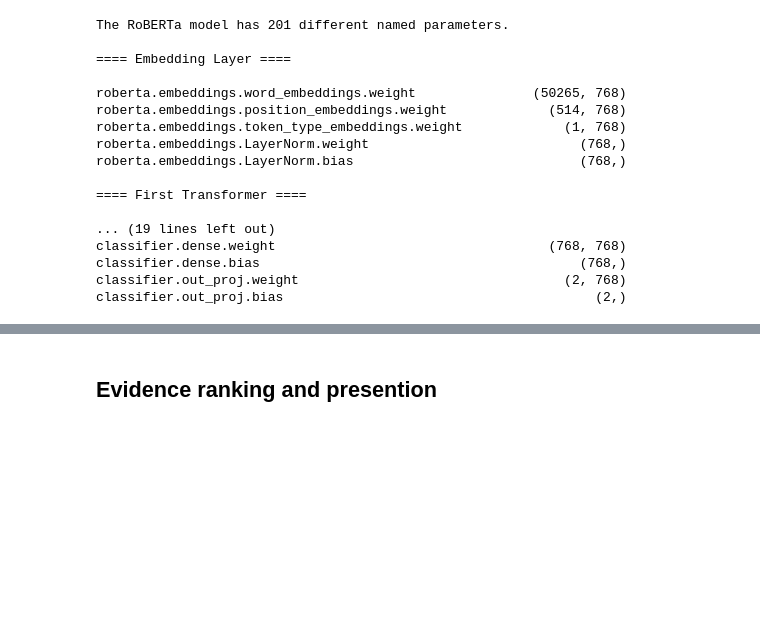
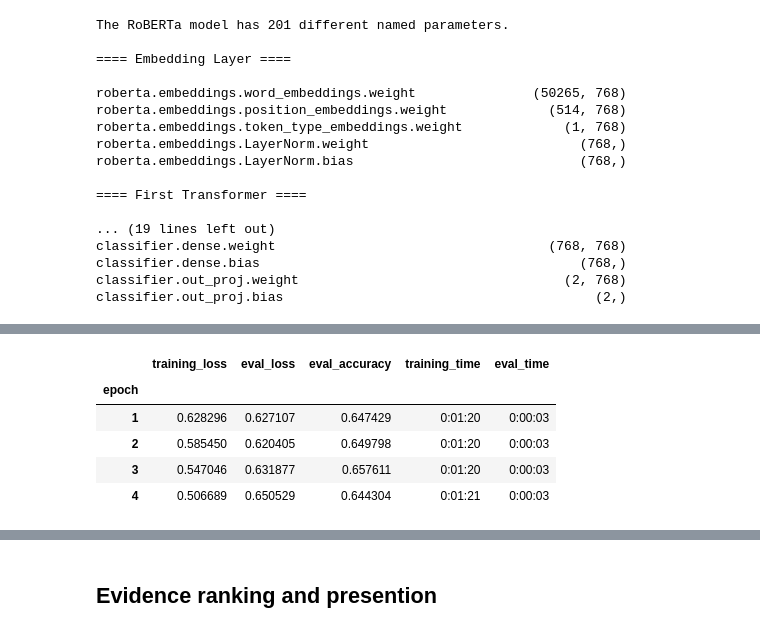
Before and after one commit to phon1e/phon1e, a Jupyter notebook: NLP/main_module/TEST01.ipynb, the cells around one changed output, grey strips where cells are left out. Cells and saved outputs as stored; diff of their text form; code cells hidden in the pictures; blank space fills up the shorter version.

```diff
--- a/NLP/main_module/TEST01.ipynb
+++ b/NLP/main_module/TEST01.ipynb
@@ -754,7 +755,6 @@ ids: tensor([    0, 38655,  2235, 11687,    19,   610,  6973,    22,  1409,  343
 #train_test_split
 from torch.utils.data import TensorDataset, random_split
 
-torch.manual_seed(42)
 
 #combine the training inputs into a TensorDataset
-roberta_ds = TensorDataset(roberta_input_ids, roberta_attention_masks, label, sent_ids)
+roberta_ds = TensorDataset(roberta_input_ids, roberta_attention_masks, label)
@@ -1012,0 +1042,15 @@ def format_time(elapsed):
+# %%
+#evaluation
+
+df_stats = pd.DataFrame(data=training_stats)
+
+df_states = df_stats.set_index('epoch')
+
+df_states
+# %% [output]
+|  | training_loss | eval_loss | eval_accuracy | training_time | eval_time |
+| epoch |  |  |  |  |  |
+| 1 | 0.628296 | 0.627107 | 0.647429 | 0:01:20 | 0:00:03 |
+| 2 | 0.585450 | 0.620405 | 0.649798 | 0:01:20 | 0:00:03 |
+| 3 | 0.547046 | 0.631877 | 0.657611 | 0:01:20 | 0:00:03 |
+| 4 | 0.506689 | 0.650529 | 0.644304 | 0:01:21 | 0:00:03 |
```
Also changed, not shown: parts of 15 cells of this notebook.
